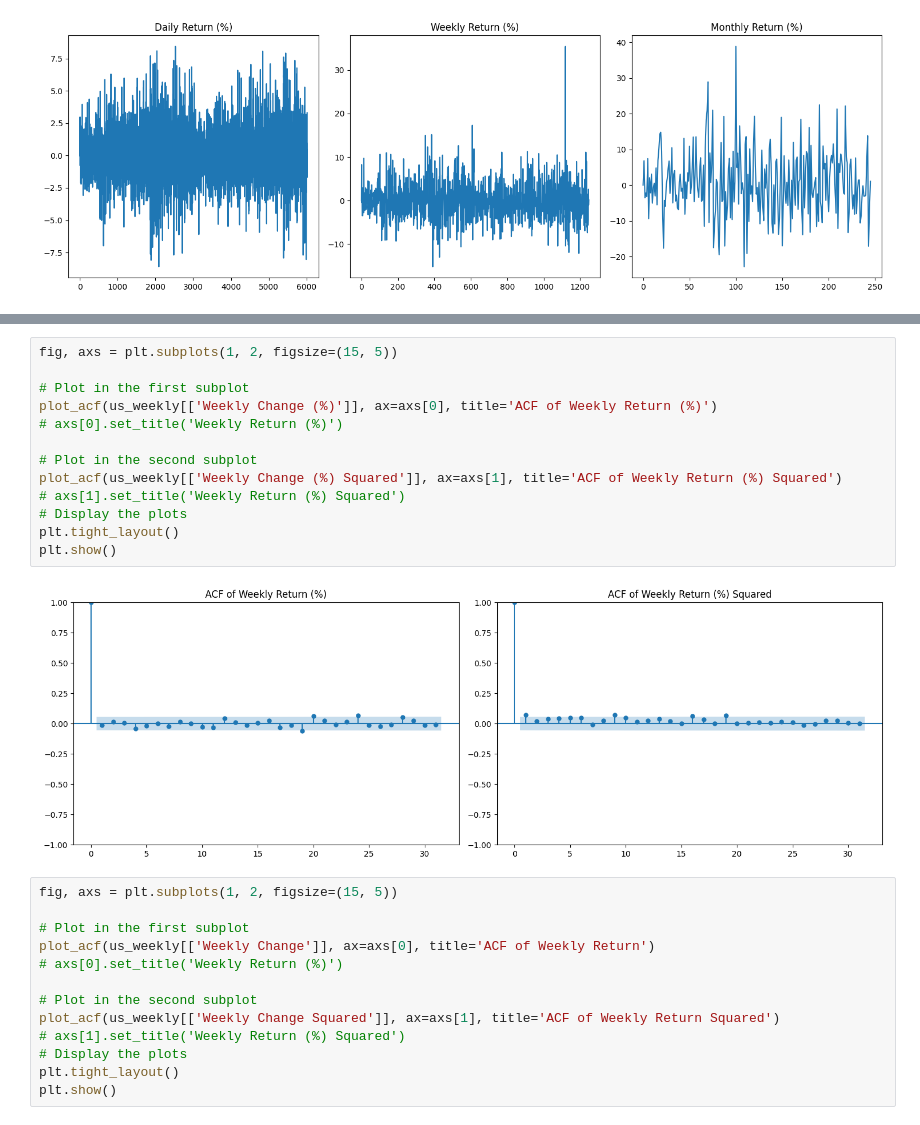
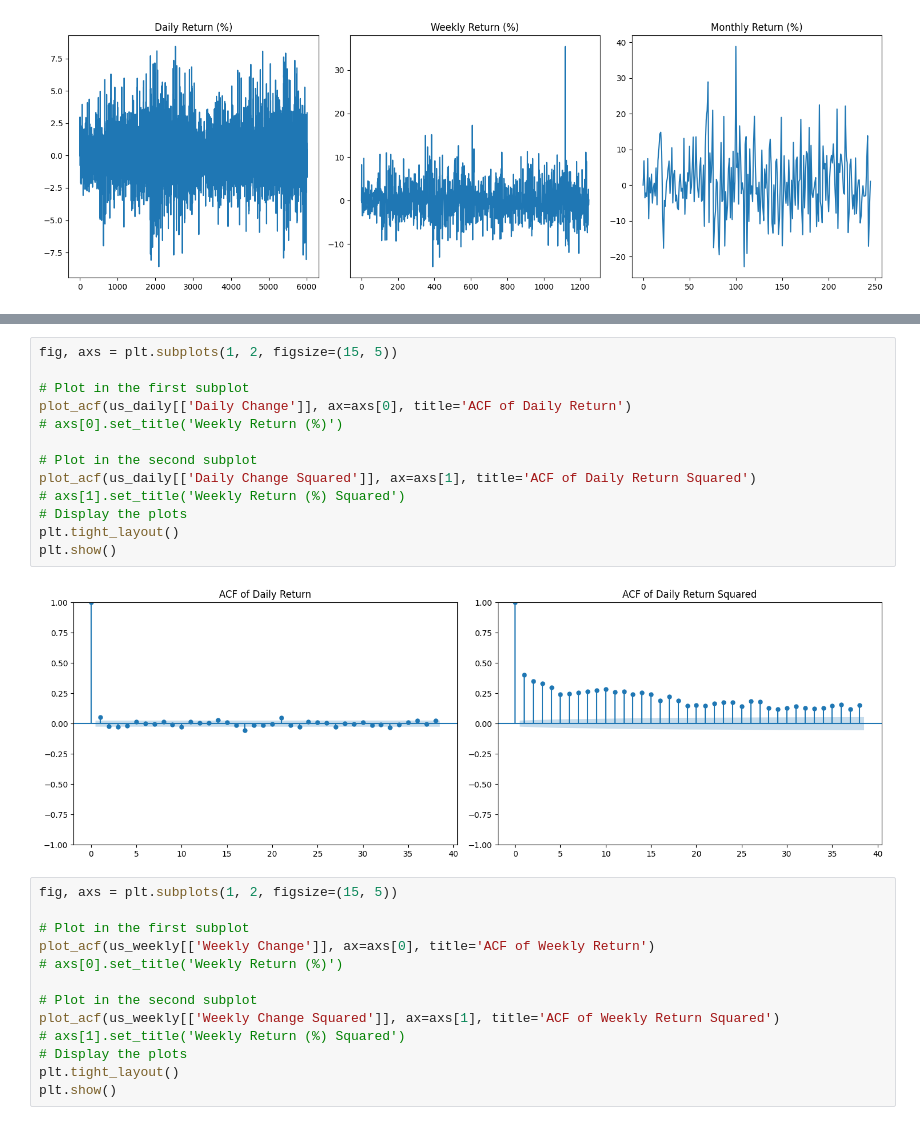
Before and after one commit to yadavayush7028/Volatility_Prediction, a Jupyter notebook: test1.ipynb, the cells around one changed output, grey strips where cells are left out. Saved outputs shown, nothing was run; the diff lists cells and outputs as text.

```diff
--- a/test1.ipynb
+++ b/test1.ipynb
@@ -161,18 +225,18 @@ plt.show()
 # %%
 fig, axs = plt.subplots(1, 2, figsize=(15, 5))
 
 # Plot in the first subplot
-plot_acf(us_weekly[['Weekly Change (%)']], ax=axs[0], title='ACF of Weekly Return (%)')
+plot_acf(us_daily[['Daily Change']], ax=axs[0], title='ACF of Daily Return')
 # axs[0].set_title('Weekly Return (%)')
 
 # Plot in the second subplot
-plot_acf(us_weekly[['Weekly Change (%) Squared']], ax=axs[1], title='ACF of Weekly Return (%) Squared')
+plot_acf(us_daily[['Daily Change Squared']], ax=axs[1], title='ACF of Daily Return Squared')
 # axs[1].set_title('Weekly Return (%) Squared')
 # Display the plots
 plt.tight_layout()
 plt.show()
 # %% [output]
-[figure, old version]
+[figure, new version]
 # %%
 fig, axs = plt.subplots(1, 2, figsize=(15, 5))
 
```
Also changed, not shown: parts of 10 cells of this notebook, 2 other files.
